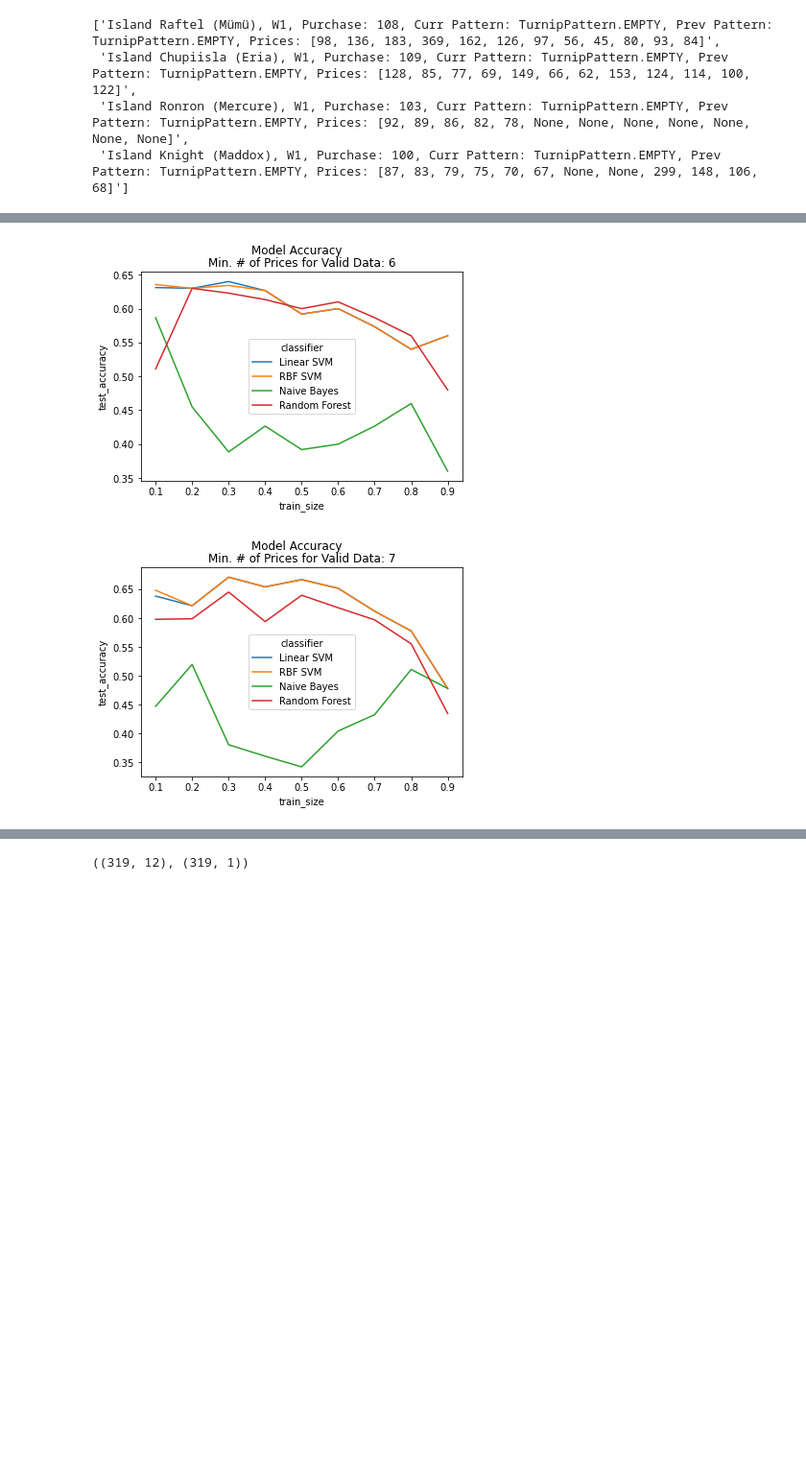
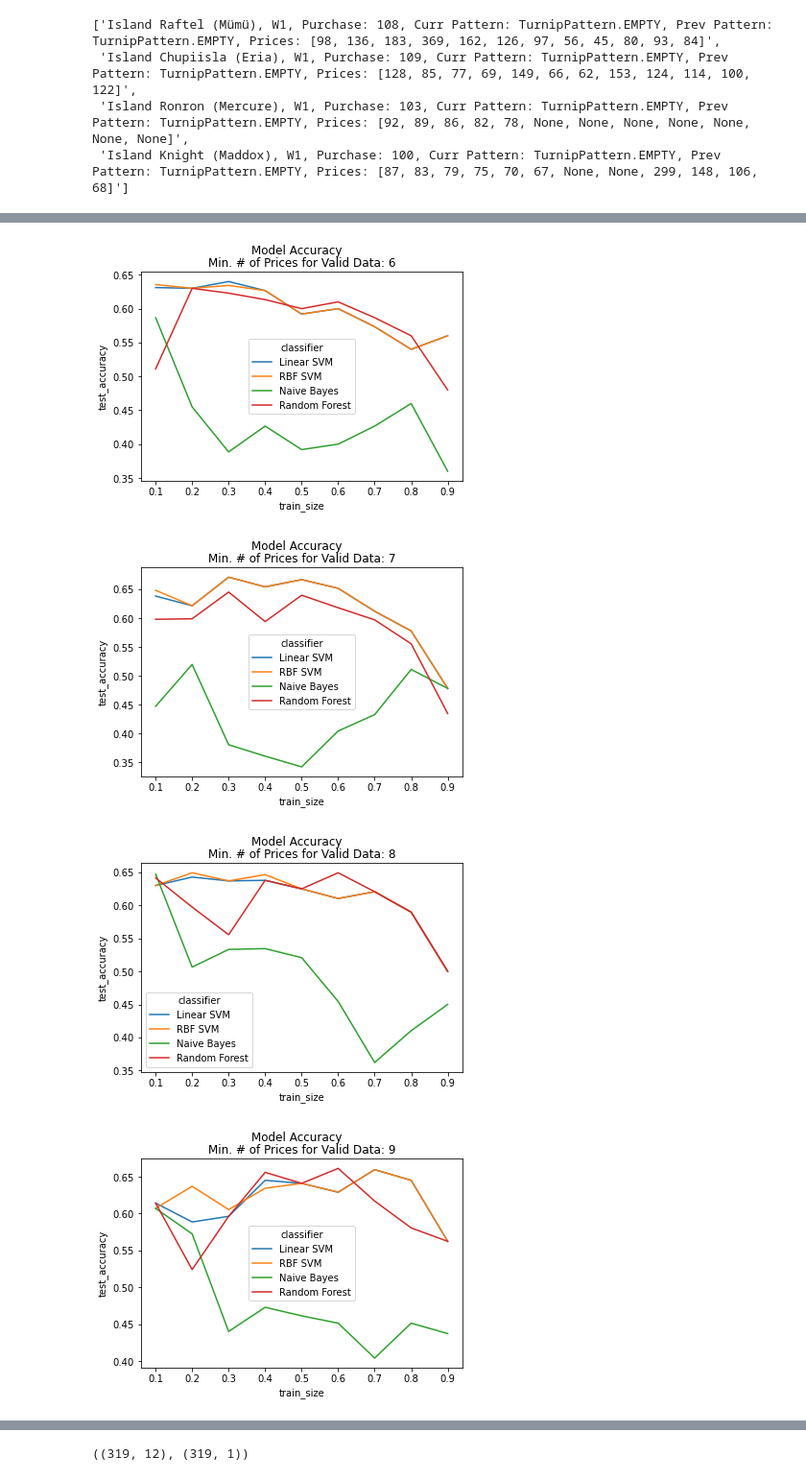
Before and after one commit to Duke02/AnimalCrossing_CS588, a Jupyter notebook: Plotter.ipynb, the cells around one changed output, grey strips where cells are left out. Shown: that part at 96% size. Saved outputs shown, nothing was run; the diff lists cells and outputs as text; code cells hidden in the pictures; blank space fills up the shorter version.

```diff
--- a/Plotter.ipynb
+++ b/Plotter.ipynb
@@ -100,10 +100,12 @@ results_filename
 # %%
-chosen_results = [('results_20201123_145600.json', 3), ('results_20201123_161333.json', 4), ('results_20201121_163822.json',5), ('results_20201121_155316.json', 6), ('results_20201123_152447.json', 7)]
+chosen_results = [('results_20201123_145600.json', 3), ('results_20201123_161333.json', 4), ('results_20201121_163822.json',5), ('results_20201121_155316.json', 6), ('results_20201123_152447.json', 7), ('results_20201123_175932.json', 8), ('results_20201123_184614.json', 9), ('results_20201123_194647.json', 10), ('results_20201123_201248.json', 11)]
 for result_filename, min_valid_prices in chosen_results:
     graph_test_accuracy(result_filename)
 # %% [output]
 [figure]
 [figure]
 [figure]
 [figure]
 [figure]
+[figure, added]
+[figure, added]
```
Also changed, not shown: parts of 7 cells of this notebook, 1 other file.
